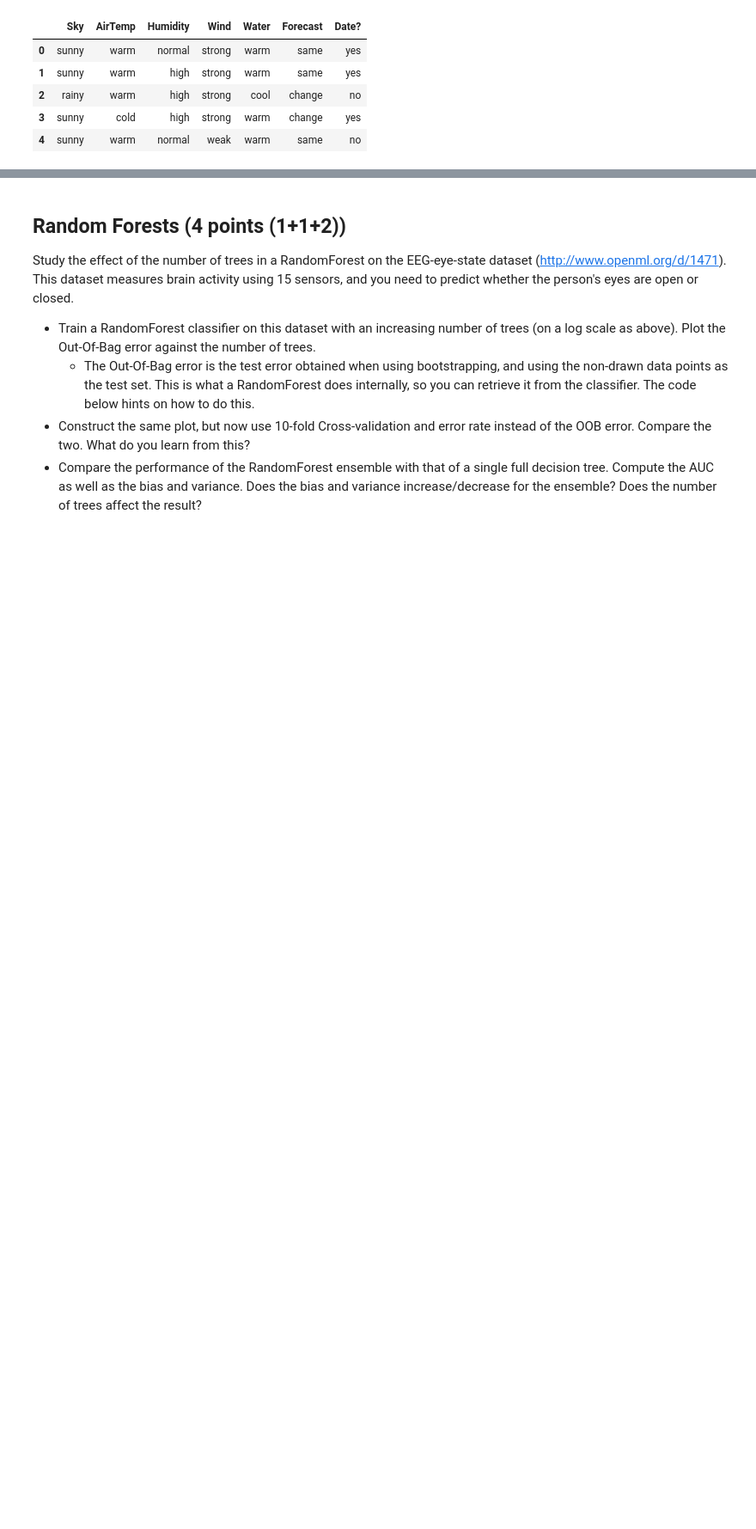
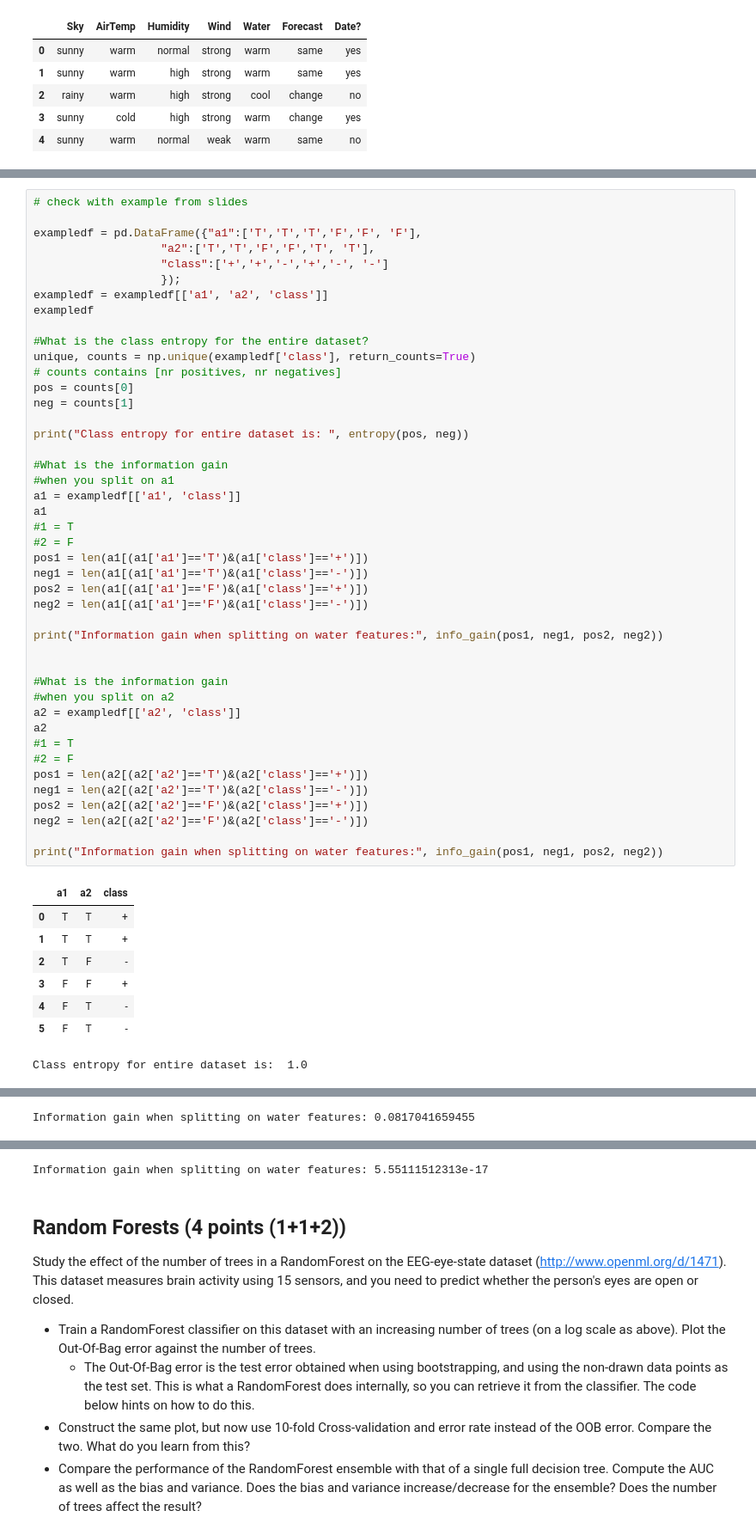
Before and after one commit to mcpeer/mla1, a Jupyter notebook: Assignment 1 - Weerts Peer.ipynb, the cells around one changed output, grey strips where cells are left out. Shown at 86% size. Cells and saved outputs as stored; diff of their text form; blank space fills up the shorter version.

```diff
--- a/Assignment 1 - Weerts Peer.ipynb
+++ b/Assignment 1 - Weerts Peer.ipynb
@@ -389,0 +572,53 @@ def info_gain(pos1,neg1,pos2,neg2):
+# %%
+# check with example from slides
+
+exampledf = pd.DataFrame({"a1":['T','T','T','F','F', 'F'],
+                   "a2":['T','T','F','F','T', 'T'],
+                   "class":['+','+','-','+','-', '-']
+                   });
+exampledf = exampledf[['a1', 'a2', 'class']]
+exampledf
+
+#What is the class entropy for the entire dataset?
+unique, counts = np.unique(exampledf['class'], return_counts=True)
+# counts contains [nr positives, nr negatives]
+pos = counts[0]
+neg = counts[1]
+
+print("Class entropy for entire dataset is: ", entropy(pos, neg))
+
+#What is the information gain
+#when you split on a1
+a1 = exampledf[['a1', 'class']]
+a1
+#1 = T
+#2 = F
+pos1 = len(a1[(a1['a1']=='T')&(a1['class']=='+')])
+neg1 = len(a1[(a1['a1']=='T')&(a1['class']=='-')])
+pos2 = len(a1[(a1['a1']=='F')&(a1['class']=='+')])
+neg2 = len(a1[(a1['a1']=='F')&(a1['class']=='-')])
+
+print("Information gain when splitting on water features:", info_gain(pos1, neg1, pos2, neg2))
+
+
+#What is the information gain
+#when you split on a2
+a2 = exampledf[['a2', 'class']]
+a2
+#1 = T
+#2 = F
+pos1 = len(a2[(a2['a2']=='T')&(a2['class']=='+')])
+neg1 = len(a2[(a2['a2']=='T')&(a2['class']=='-')])
+pos2 = len(a2[(a2['a2']=='F')&(a2['class']=='+')])
+neg2 = len(a2[(a2['a2']=='F')&(a2['class']=='-')])
+
+print("Information gain when splitting on water features:", info_gain(pos1, neg1, pos2, neg2))
+# %% [output]
+|  | a1 | a2 | class |
+| 0 | T | T | + |
+| 1 | T | T | + |
+| 2 | T | F | - |
+| 3 | F | F | + |
+| 4 | F | T | - |
+| 5 | F | T | - |
+Class entropy for entire dataset is:  1.0
@@ -389,0 +632 @@ def info_gain(pos1,neg1,pos2,neg2):
+Information gain when splitting on water features: 0.0817041659455
@@ -390,3 +640,4 @@ def info_gain(pos1,neg1,pos2,neg2):
+Information gain when splitting on water features: 5.55111512313e-17
 # %% [markdown]
 ## Random Forests (4 points (1+1+2))
 Study the effect of the number of trees in a RandomForest on the EEG-eye-state dataset (http://www.openml.org/d/1471). This dataset measures brain activity using 15 sensors, and you need to predict whether the person's eyes are open or closed.
```
Also changed, not shown: parts of 5 cells of this notebook.
